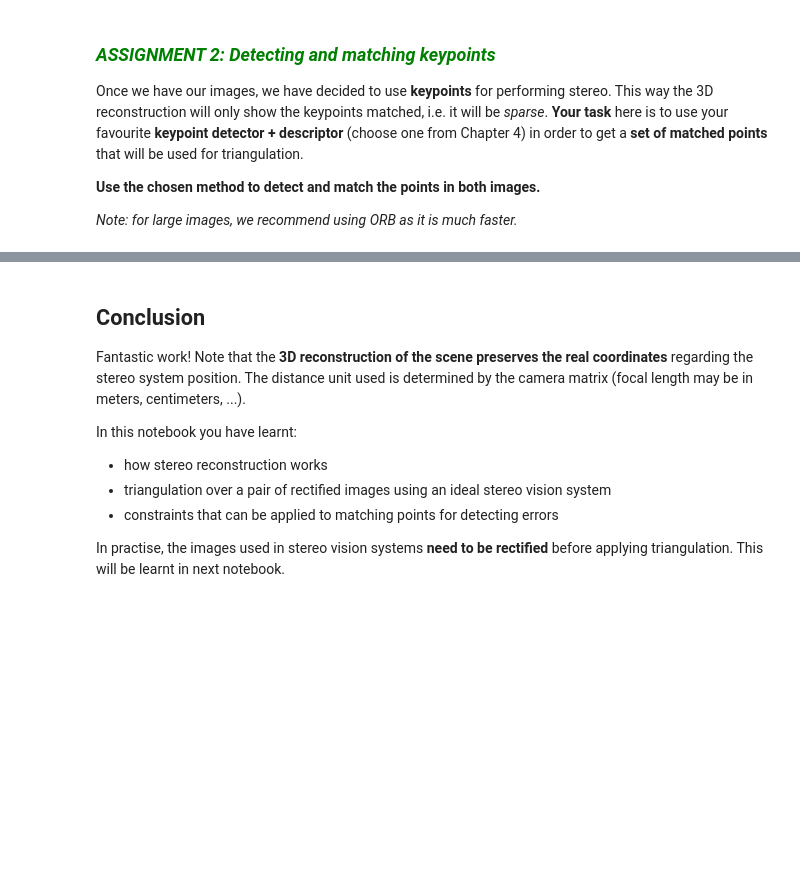
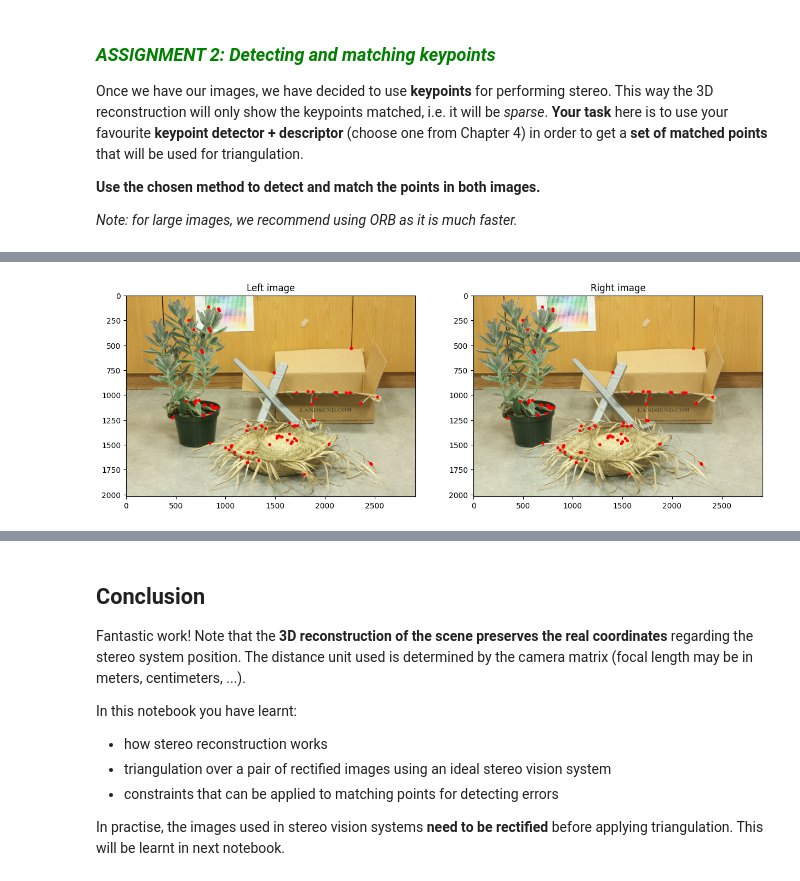
Before and after one commit to rubenjr0/uma_cv_2024, a Jupyter notebook: Chapter 10. Stereo Vision/10.1 Introduction to stereo vision.ipynb, the cells around one changed output, grey strips where cells are left out. Saved outputs shown, nothing was run; the diff lists cells and outputs as text; code cells hidden in the pictures; blank space fills up the shorter version.

```diff
--- a/Chapter 10. Stereo Vision/10.1 Introduction to stereo vision.ipynb
+++ b/Chapter 10. Stereo Vision/10.1 Introduction to stereo vision.ipynb
@@ -278,17 +280,17 @@ gray_r = cv2.cvtColor(im_r,cv2.COLOR_RGB2GRAY)
 orb = cv2.ORB_create()
 
 # -- detect ORB keypoints
-kp_l = orb.detect(None,None) # Leave the second None as it is
-kp_r = orb.detect(None,None) # Leave the second None as it is
+kp_l = orb.detect(gray_l,None) # Leave the second None as it is
+kp_r = orb.detect(gray_r,None) # Leave the second None as it is
 
 # -- compute the descriptors with ORB
-kp_l, des_l = orb.compute(None, None)
-kp_r, des_r = orb.compute(None, None)
+kp_l, des_l = orb.compute(gray_l, kp_l)
+kp_r, des_r = orb.compute(gray_r, kp_r)
 
 # Note: detection and description can be done in just one call
 
 # Match descriptors.
-matches = cv2.BFMatcher(cv2.NORM_HAMMING, crossCheck=True).match(None,None)
+matches = cv2.BFMatcher(cv2.NORM_HAMMING, crossCheck=True).match(des_l,des_r)
 
 # Sort them in the order of their distance.
 matches = sorted(matches, key = lambda x:x.distance)
@@ -355,9 +357,9 @@ matplotlib.rcParams['figure.figsize'] = (15.0, 15.0)
 # we assume kx/ky=1
 
 # dataset SWORD
-baseline = None # cm
-intrinsic_l = np.array([[None, None, None],[None, None, None],[None, None, None]]) # pixels
-intrinsic_r = np.array([[None, None, None],[None, None, None],[None, None, None]]) # pixels
+baseline = 17.4724 # cm
+intrinsic_l = np.array([[6872.874, 0, 1329.49],[0, 6872.874, 954.485],[0, 0, 1]]) # pixels
+intrinsic_r = np.array([[6872.874, 0, 1623.46],[0, 6872.874, 954.485],[0, 0, 1]]) # pixels
 
 d_min = 0
 d_max = 20000
@@ -369,41 +371,43 @@ color3D  = []
 im_points_l = im_l.copy() # copy left image for the output
 im_points_r = im_r.copy() # copy right image for the output
 
-f  = intrinsic_l[None,None]
-u0 = intrinsic_l[None,None]
-v0 = intrinsic_l[None,None]
+f  = intrinsic_l[0,0]
+u0 = intrinsic_l[0,2]
+v0 = intrinsic_l[1,2]
 
 # For each match
 for match in matches:
     point_l = kp_l[match.queryIdx].pt # [0] --> x (col), [1] -- > y (row)
     point_r = kp_r[match.trainIdx].pt
 
     # check row coordinate
     if abs (point_l[1]-point_r[1]) < 10:
         # print("Match:",point_l,"vs",point_r)
         # check disparity filter
-        d = None - None # disparity
+        d = point_l[0] - point_r[0] # disparity
         if d < d_max and d > d_min:
             # Draw a circle
             cv2.circle(im_points_l,(int(point_l[0]),int(point_l[1])),15,[255,0,0],cv2.FILLED)
             cv2.circle(im_points_r,(int(point_r[0]),int(point_r[1])),15,[255,0,0],cv2.FILLED)
 
             # Obtain the color of the pixel for 3D
             color3D.append(im_l[int(point_l[1]),int(point_l[0]),:])
 
             # Obtain the 3D projection using triangulation
-            points3D.append(( None/None * (None-None),
-                              None/None * (None-None),
-                              None/None * None))
+            points3D.append(( baseline/d * (point_l[0]-u0),
+                              baseline/d * (point_l[1]-v0),
+                              baseline/d * f))
 
 # Show which matches fulfil the condition
 plt.subplot(121)
 plt.title("Left image")
 plt.imshow(im_points_l)
 
 plt.subplot(122)
 plt.title("Right image")
 plt.imshow(im_points_r);
+# %% [output]
+[figure, added]
 # %% [markdown]
 ### **<span style="color:green"><b><i>ASSIGNMENT 4: Showing our reconstructed scene</i></b></span>**
 
```
Also changed, not shown: parts of 3 cells of this notebook, 3 other files.
